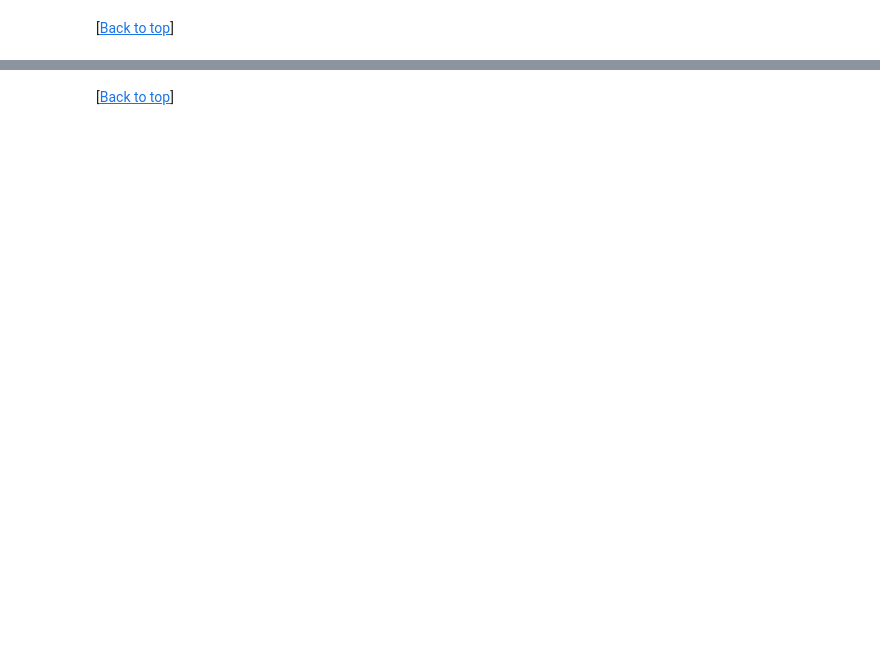
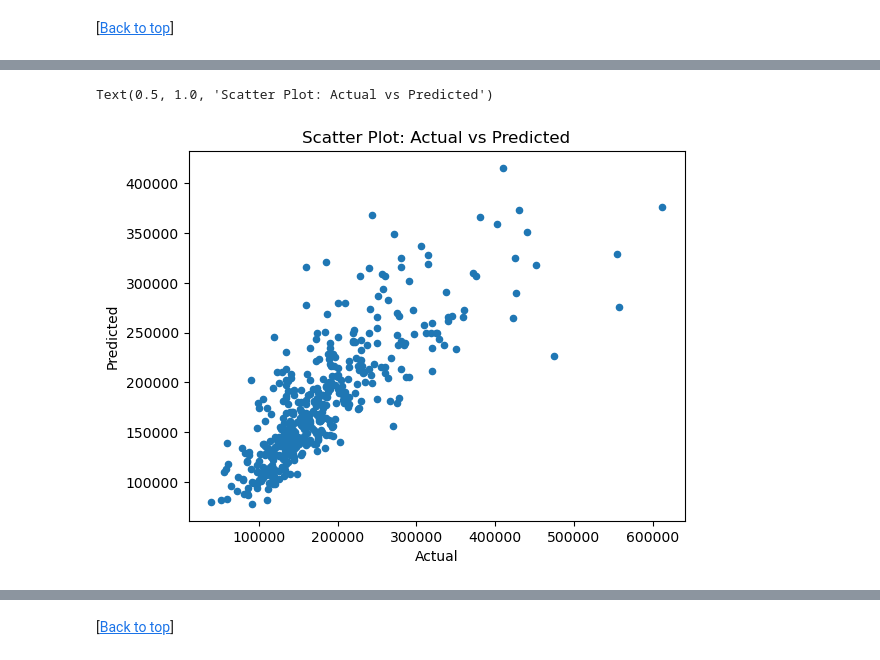
Before and after one commit to asiyashakeel78/Spring-Board, a Jupyter notebook: Capstone Project 2/House Prices Prediction-Modeling.ipynb, the cells around one changed output, grey strips where cells are left out. Cells and saved outputs as stored; diff of their text form; code cells hidden in the pictures; blank space fills up the shorter version.

```diff
--- a/Capstone Project 2/House Prices Prediction-Modeling.ipynb
+++ b/Capstone Project 2/House Prices Prediction-Modeling.ipynb
@@ -313,0 +362,3 @@ plt.show()
+# %%
+test_data2 = pd.merge(y_test, y_te_pred_knn, left_index=True, right_index=True)
+test_data2 .columns = ['Actual', 'Predicted']
@@ -313,0 +381,6 @@ plt.show()
+# %%
+test_data2['AbsoluteError'] = np.abs(test_data2['Actual'] - test_data2['Predicted']) # PE = absolute(Actual - Predicted)
+# %%
+test_data2['PercentageError'] = (test_data2['AbsoluteError'] / test_data2['Actual']) * 100 # PercentageError
+# %%
+test_data2['PercentageError'] = test_data2['PercentageError'].round(2)
@@ -313,0 +403,6 @@ plt.show()
+# %%
+test_data2.plot(x='Actual', y='Predicted', kind='scatter')
+plt.title('Scatter Plot: Actual vs Predicted')
+# %% [output]
+Text(0.5, 1.0, 'Scatter Plot: Actual vs Predicted')
+[figure, added]
```
Also changed, not shown: parts of 36 cells of this notebook.
